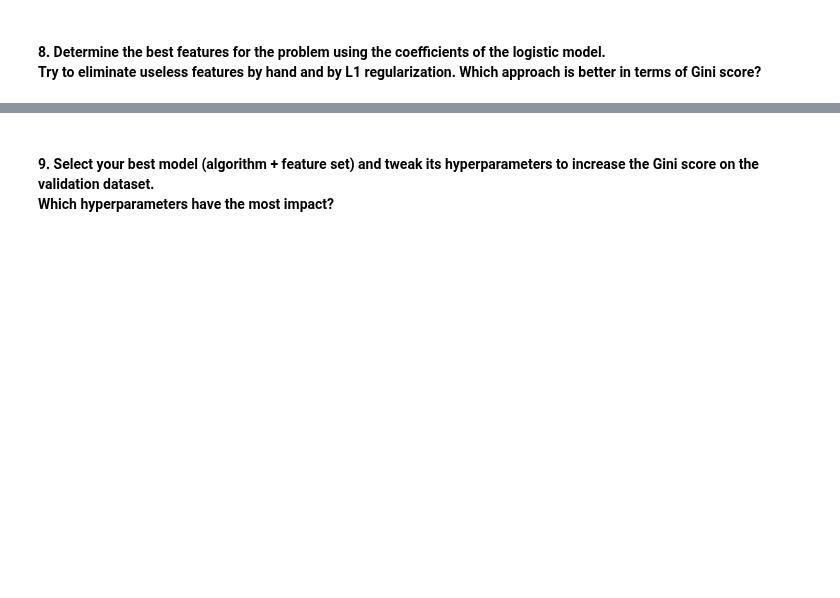
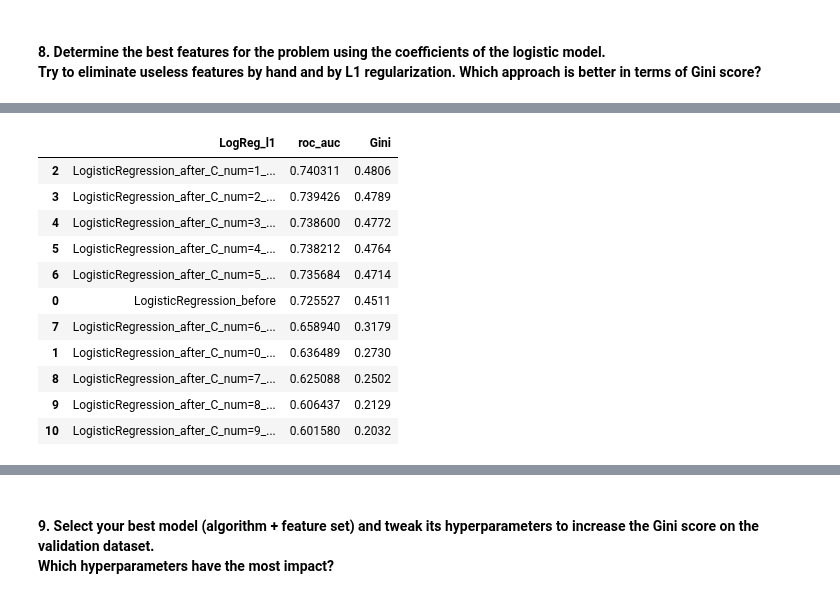
Before and after one commit to TimurOsmanov/s21, a Jupyter notebook: ML/ML.Project_4.ID_Classification/src/DontGetKicked_ML4.ipynb, the cells around one changed output, grey strips where cells are left out. Saved outputs shown, nothing was run; the diff lists cells and outputs as text; code cells hidden in the pictures; blank space fills up the shorter version.

```diff
--- a/ML/ML.Project_4.ID_Classification/src/DontGetKicked_ML4.ipynb
+++ b/ML/ML.Project_4.ID_Classification/src/DontGetKicked_ML4.ipynb
@@ -198,7 +194,7 @@ df_transformed = [pd.DataFrame(), pd.DataFrame()]
 for num, df in enumerate([X_valid, X_test]):
     cat_one_hot_enc = one_hot_enc.transform(df[cat_to_onehot_enc])
     cat_one_hot_enc = pd.DataFrame(cat_one_hot_enc, columns=one_hot_enc.get_feature_names_out())
-    cat_count_enc = count_enc.transform(df[cat_to_count_enc])
+    cat_count_enc = count_enc.transform(df[cat_to_target_enc])
     df_transformed[num] = pd.concat(
         [
             df[numeric].reset_index(drop=True),
@@ -473,3 +649,12 @@ fractions: feature1/feature2
 <br/>groupby features: `df[‘categorical_feature’].map(df.groupby(‘categorical_feature’)[‘continious_feature’].mean())`
 <br/><br/>
 Add new features to your pipeline, repeat step 4. Did you manage to increase your Gini score (you should!)?
+# %%
+# change count enc to target enc
+cat_to_onehot_enc: list = []
+cat_to_target_enc: list = []
+for category in categories:
+    if X_train[category].value_counts().count() < 21:
+        cat_to_onehot_enc.append(category)
+    else:
+        cat_to_target_enc.append(category)
@@ -477,0 +903,68 @@ Add new features to your pipeline, repeat step 4. Did you manage to increase you
+# %%
+out8: pd.DataFrame = pd.DataFrame({'LogReg_l1': [], 'roc_auc': [], 'Gini': []})
+
+LogReg = LogisticRegression()
+LogReg.fit(X=X_train_, y=y_train_)
+y_pred = LogReg.predict_proba(X=X_valid_)[:, 1]
+
+out8.loc[len(out8)] = {
+    'LogReg_l1': f'{LogReg.__class__.__name__}_before',
+    'roc_auc': roc_auc_score(y_true=y_valid_, y_score=y_pred),
+    'Gini':  round(gini_score_sk(y_true=y_valid_.values, y_score=y_pred), 4),
+}
+
+# C - inverse of regularization strength; must be a positive float.
+# Like in SVM, smaller values specify stronger regularization.
+C_values = np.logspace(-3, 2, 10)
+
+for num, C in enumerate(C_values):
+    LogReg = LogisticRegression(
+        penalty='l1',
+        C=C,
+        solver='liblinear',
+        random_state=42
+    )
+
+    LogReg.fit(X=X_train_, y=y_train_)
+    y_pred = LogReg.predict_proba(X=X_valid_)[:, 1]
+
+    out8.loc[len(out8)] = {
+        'LogReg_l1': f'{LogReg.__class__.__name__}_after_C_num={num}_C={round(C, 3)}',
+        'roc_auc': roc_auc_score(y_true=y_valid_, y_score=y_pred),
+        'Gini':  round(gini_score_sk(y_true=y_valid_.values, y_score=y_pred), 4),
+        }
+
+display(out8.sort_values(by='Gini', ascending=False))
+
+LogReg = LogisticRegression(
+    penalty='l1',
+    C=C_values[1],
+    solver='liblinear',
+    random_state=42,
+)
+
+LogReg.fit(X=X_train_, y=y_train_)
+
+out_features2 = (
+    pd.DataFrame(
+        LogReg.coef_.tolist()[0], index=LogReg.feature_names_in_, columns=["LogReg.coef_"]
+    )
+    .sort_values(by="LogReg.coef_", key=abs, ascending=False)
+    .reset_index(names="Features_All_L1")
+)
+
+out_features2 = out_features2.loc[abs(out_features2['LogReg.coef_']) > 0]
+display(out_features2)
+# %% [output]
+|  | LogReg_l1 | roc_auc | Gini |
+| 2 | LogisticRegression_after_C_num=1_... | 0.740311 | 0.4806 |
+| 3 | LogisticRegression_after_C_num=2_... | 0.739426 | 0.4789 |
+| 4 | LogisticRegression_after_C_num=3_... | 0.738600 | 0.4772 |
+| 5 | LogisticRegression_after_C_num=4_... | 0.738212 | 0.4764 |
+| 6 | LogisticRegression_after_C_num=5_... | 0.735684 | 0.4714 |
+| 0 | LogisticRegression_before | 0.725527 | 0.4511 |
+| 7 | LogisticRegression_after_C_num=6_... | 0.658940 | 0.3179 |
+| 1 | LogisticRegression_after_C_num=0_... | 0.636489 | 0.2730 |
+| 8 | LogisticRegression_after_C_num=7_... | 0.625088 | 0.2502 |
+| 9 | LogisticRegression_after_C_num=8_... | 0.606437 | 0.2129 |
+| 10 | LogisticRegression_after_C_num=9_... | 0.601580 | 0.2032 |
```
Also changed, not shown: parts of 43 cells of this notebook.
